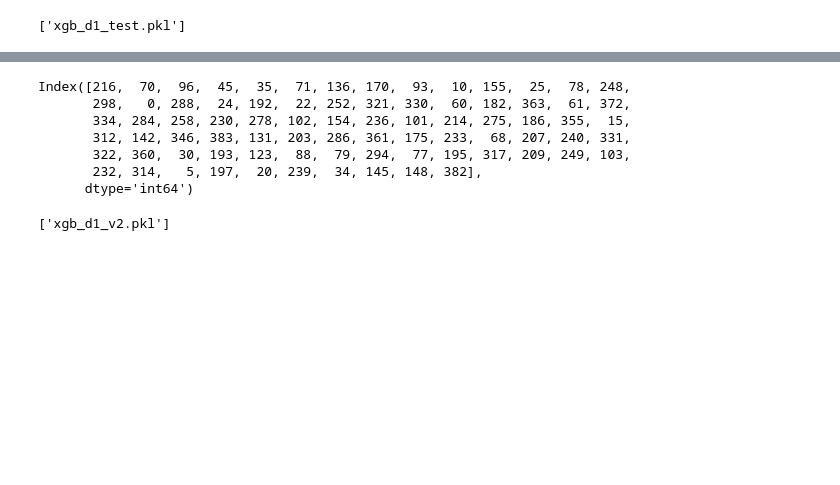
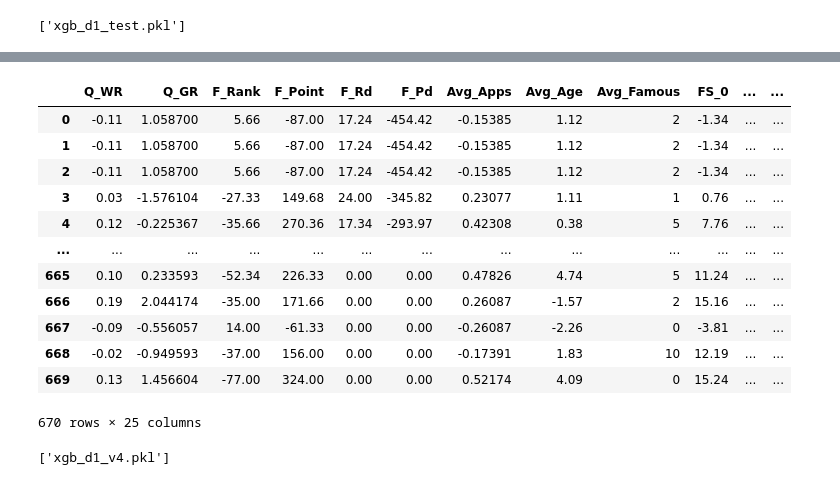
Before and after one commit to SKNetworks-AI19-250818/SKN19-mini-4Team, a Jupyter notebook: ML/code/ML_matches.ipynb, the cells around one changed output, grey strips where cells are left out. Saved outputs shown, nothing was run; the diff lists cells and outputs as text; code cells hidden in the pictures; blank space fills up the shorter version.

```diff
--- a/ML/code/ML_matches.ipynb
+++ b/ML/code/ML_matches.ipynb
@@ -588,14 +628,20 @@ model.score(X_test,y_test)
-# %%
-idx = X_test.index
-# %% [output]
-Index([216,  70,  96,  45,  35,  71, 136, 170,  93,  10, 155,  25,  78, 248,
-       298,   0, 288,  24, 192,  22, 252, 321, 330,  60, 182, 363,  61, 372,
-       334, 284, 258, 230, 278, 102, 154, 236, 101, 214, 275, 186, 355,  15,
-       312, 142, 346, 383, 131, 203, 286, 361, 175, 233,  68, 207, 240, 331,
-       322, 360,  30, 193, 123,  88,  79, 294,  77, 195, 317, 209, 249, 103,
-       232, 314,   5, 197,  20, 239,  34, 145, 148, 382],
-      dtype='int64')
+# %%
+df_diff_no_draw
+# %% [output]
+|  | Q_WR | Q_GR | F_Rank | F_Point | F_Rd | F_Pd | Avg_Apps | Avg_Age | Avg_Famous | FS_0 | ... | ... |
+| 0 | -0.11 | 1.058700 | 5.66 | -87.00 | 17.24 | -454.42 | -0.15385 | 1.12 | 2 | -1.34 | ... | ... |
+| 1 | -0.11 | 1.058700 | 5.66 | -87.00 | 17.24 | -454.42 | -0.15385 | 1.12 | 2 | -1.34 | ... | ... |
+| 2 | -0.11 | 1.058700 | 5.66 | -87.00 | 17.24 | -454.42 | -0.15385 | 1.12 | 2 | -1.34 | ... | ... |
+| 3 | 0.03 | -1.576104 | -27.33 | 149.68 | 24.00 | -345.82 | 0.23077 | 1.11 | 1 | 0.76 | ... | ... |
+| 4 | 0.12 | -0.225367 | -35.66 | 270.36 | 17.34 | -293.97 | 0.42308 | 0.38 | 5 | 7.76 | ... | ... |
+| ... | ... | ... | ... | ... | ... | ... | ... | ... | ... | ... | ... | ... |
+| 665 | 0.10 | 0.233593 | -52.34 | 226.33 | 0.00 | 0.00 | 0.47826 | 4.74 | 5 | 11.24 | ... | ... |
+| 666 | 0.19 | 2.044174 | -35.00 | 171.66 | 0.00 | 0.00 | 0.26087 | -1.57 | 2 | 15.16 | ... | ... |
+| 667 | -0.09 | -0.556057 | 14.00 | -61.33 | 0.00 | 0.00 | -0.26087 | -2.26 | 0 | -3.81 | ... | ... |
+| 668 | -0.02 | -0.949593 | -37.00 | 156.00 | 0.00 | 0.00 | -0.17391 | 1.83 | 10 | 12.19 | ... | ... |
+| 669 | 0.13 | 1.456604 | -77.00 | 324.00 | 0.00 | 0.00 | 0.52174 | 4.09 | 0 | 15.24 | ... | ... |
+670 rows × 25 columns
 # %%
-joblib.dump(model,'xgb_d1_v2.pkl')
+joblib.dump(model,'xgb_d1_v4.pkl')
 # %% [output]
-['xgb_d1_v2.pkl']
+['xgb_d1_v4.pkl']
```
Also changed, not shown: parts of 24 cells of this notebook, 6 other files.
